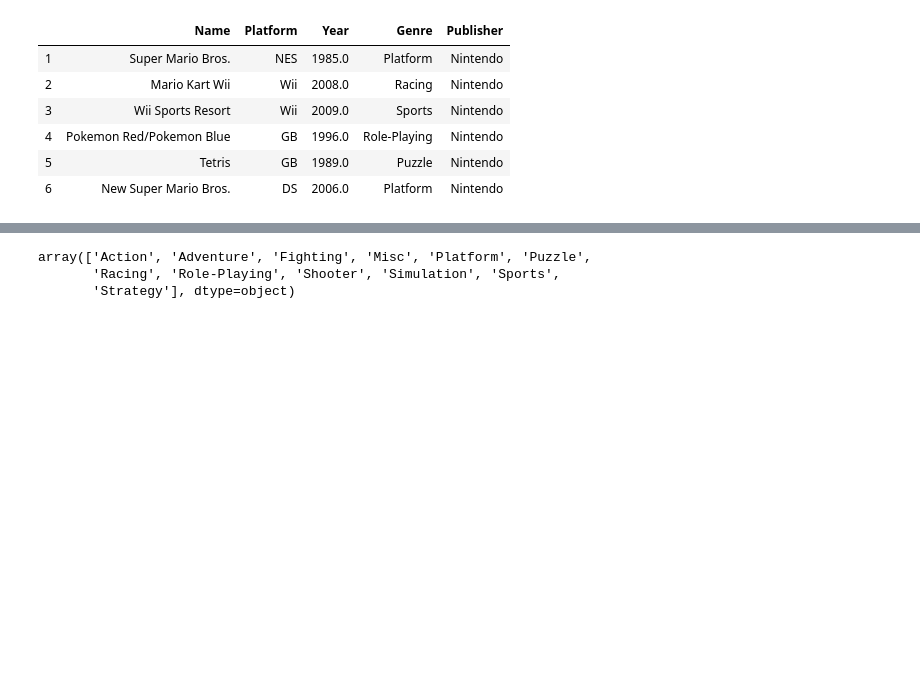
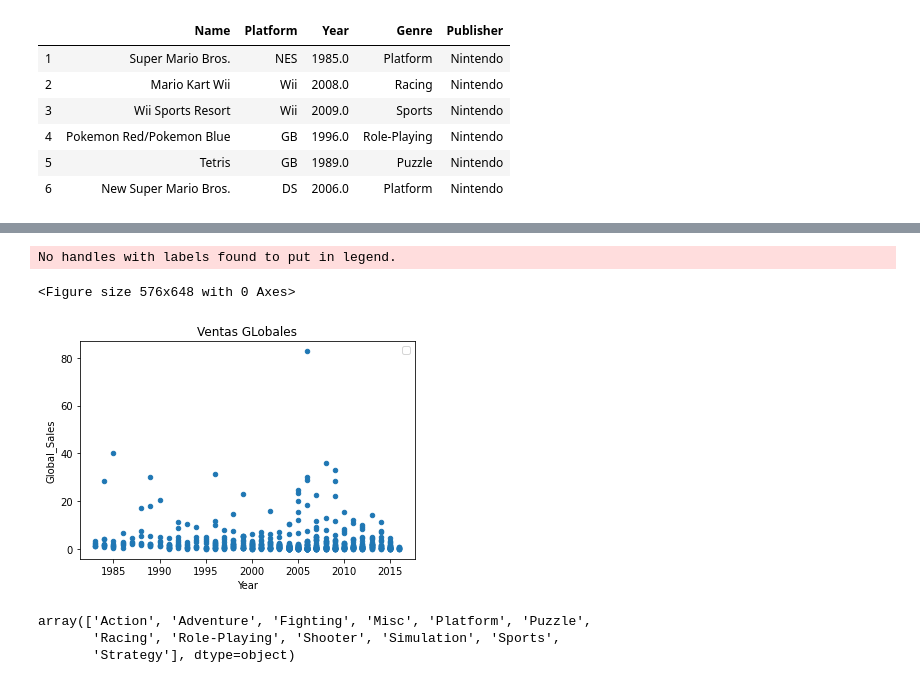
Before and after one commit to gonzalo71/TestGit, a Jupyter notebook: feature_engin.ipynb, the cells around one changed output, grey strips where cells are left out. Saved outputs shown, nothing was run; the diff lists cells and outputs as text; code cells hidden in the pictures; blank space fills up the shorter version.

```diff
--- a/feature_engin.ipynb
+++ b/feature_engin.ipynb
@@ -135,0 +225,5 @@ vg_df[["Name","Platform","Year","Genre","Publisher"]].iloc[1:7]
+# %%
+nintendo = vg_df[vg_df["Publisher"] == "Nintendo"]
+electronic_art = vg_df[vg_df["Publisher"] == "Electronic Arts"]
+# %%
+nintendo_year =nintendo.sort_values(by="Year", ascending=True)
@@ -136,3 +232,13 @@ vg_df[["Name","Platform","Year","Genre","Publisher"]].iloc[1:7]
+# %%
+plt.figure(figsize=(8,9))
+nintendo_year.plot(kind="scatter",x="Year", y="Global_Sales")
+plt.title("Ventas GLobales")
+plt.legend(loc='upper right')
+plt.show()
+# %% [output]
+No handles with labels found to put in legend.
+<Figure size 576x648 with 0 Axes>
+[figure, added]
 # %%
 #unique values for genre
 genre = np.unique(vg_df["Genre"])
```
Also changed, not shown: parts of 17 cells of this notebook, 2 other files.
